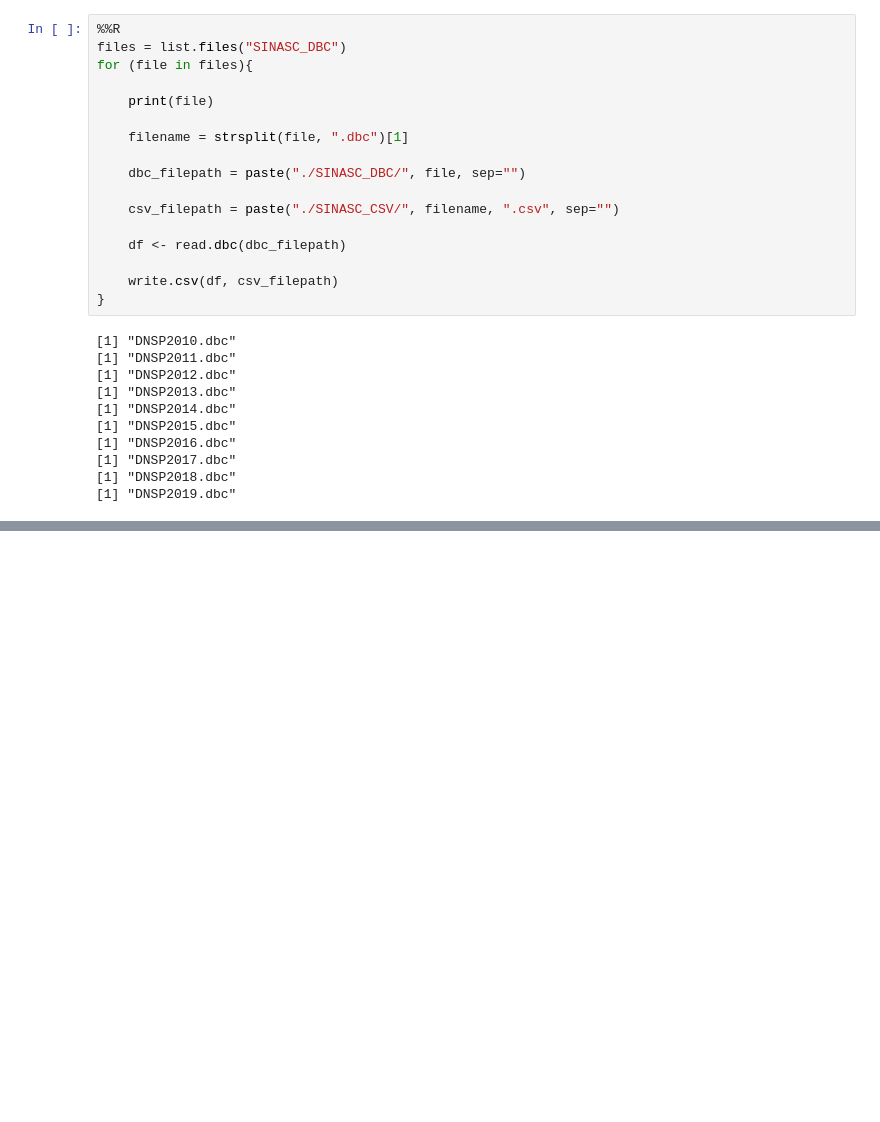
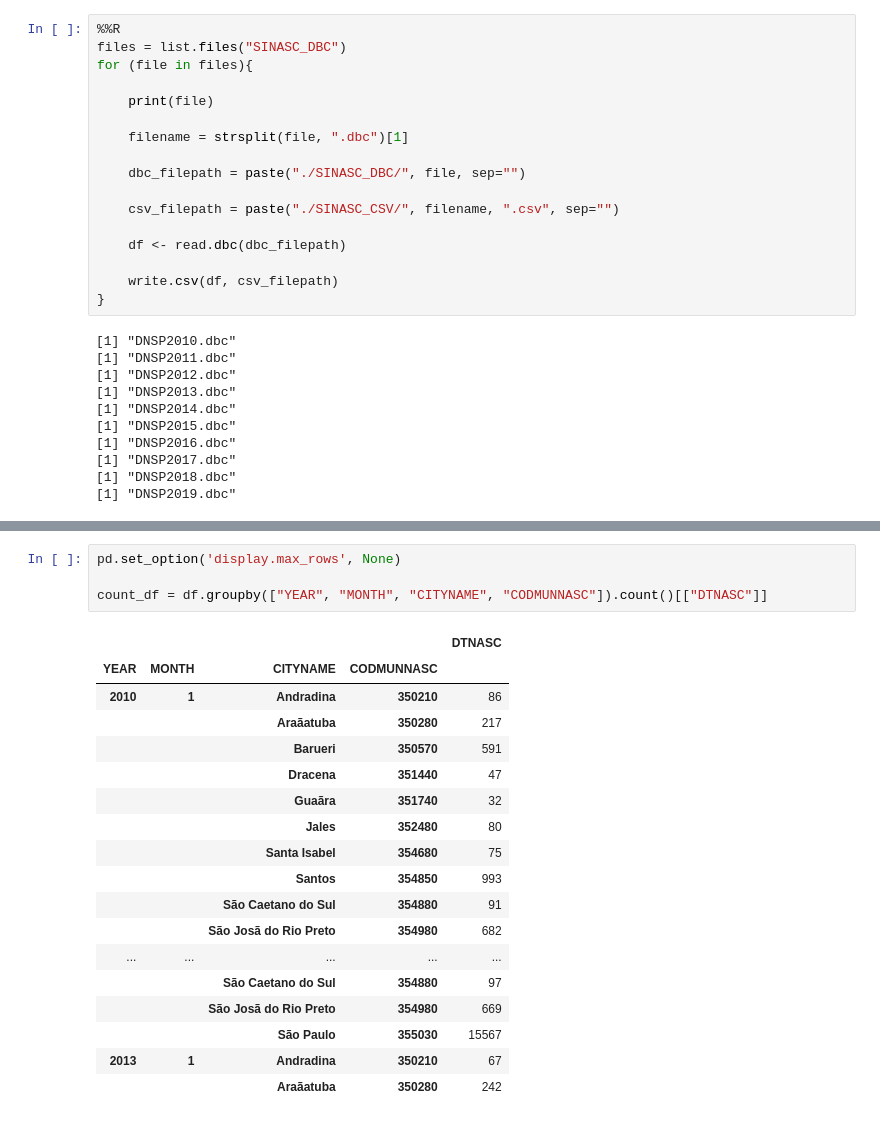
Before and after one commit to Kotzly/DS4H_Course, a Jupyter notebook: notebooks/colab_sinasc_download.ipynb, the cells around one changed output, grey strips where cells are left out. Drawn from its saved outputs; the diff is of its cells as text; blank space fills up the shorter version.

```diff
--- a/notebooks/colab_sinasc_download.ipynb
+++ b/notebooks/colab_sinasc_download.ipynb
@@ -171,0 +248,23 @@ pd.read_csv(csv_save_folder / "union.csv")
+# %%
+pd.set_option('display.max_rows', None)
+
+count_df = df.groupby(["YEAR", "MONTH", "CITYNAME", "CODMUNNASC"]).count()[["DTNASC"]]
+# %% [output]
+|  |  |  |  | DTNASC |
+| YEAR | MONTH | CITYNAME | CODMUNNASC |  |
+| 2010 | 1 | Andradina | 350210 | 86 |
+|  |  | Araãatuba | 350280 | 217 |
+|  |  | Barueri | 350570 | 591 |
+|  |  | Dracena | 351440 | 47 |
+|  |  | Guaãra | 351740 | 32 |
+|  |  | Jales | 352480 | 80 |
+|  |  | Santa Isabel | 354680 | 75 |
+|  |  | Santos | 354850 | 993 |
+|  |  | São Caetano do Sul | 354880 | 91 |
+|  |  | São Josã do Rio Preto | 354980 | 682 |
+| ... | ... | ... | ... | ... |
+|  |  | São Caetano do Sul | 354880 | 97 |
+|  |  | São Josã do Rio Preto | 354980 | 669 |
+|  |  | São Paulo | 355030 | 15567 |
+| 2013 | 1 | Andradina | 350210 | 67 |
+|  |  | Araãatuba | 350280 | 242 |
```
Also changed, not shown: parts of 10 cells of this notebook.
